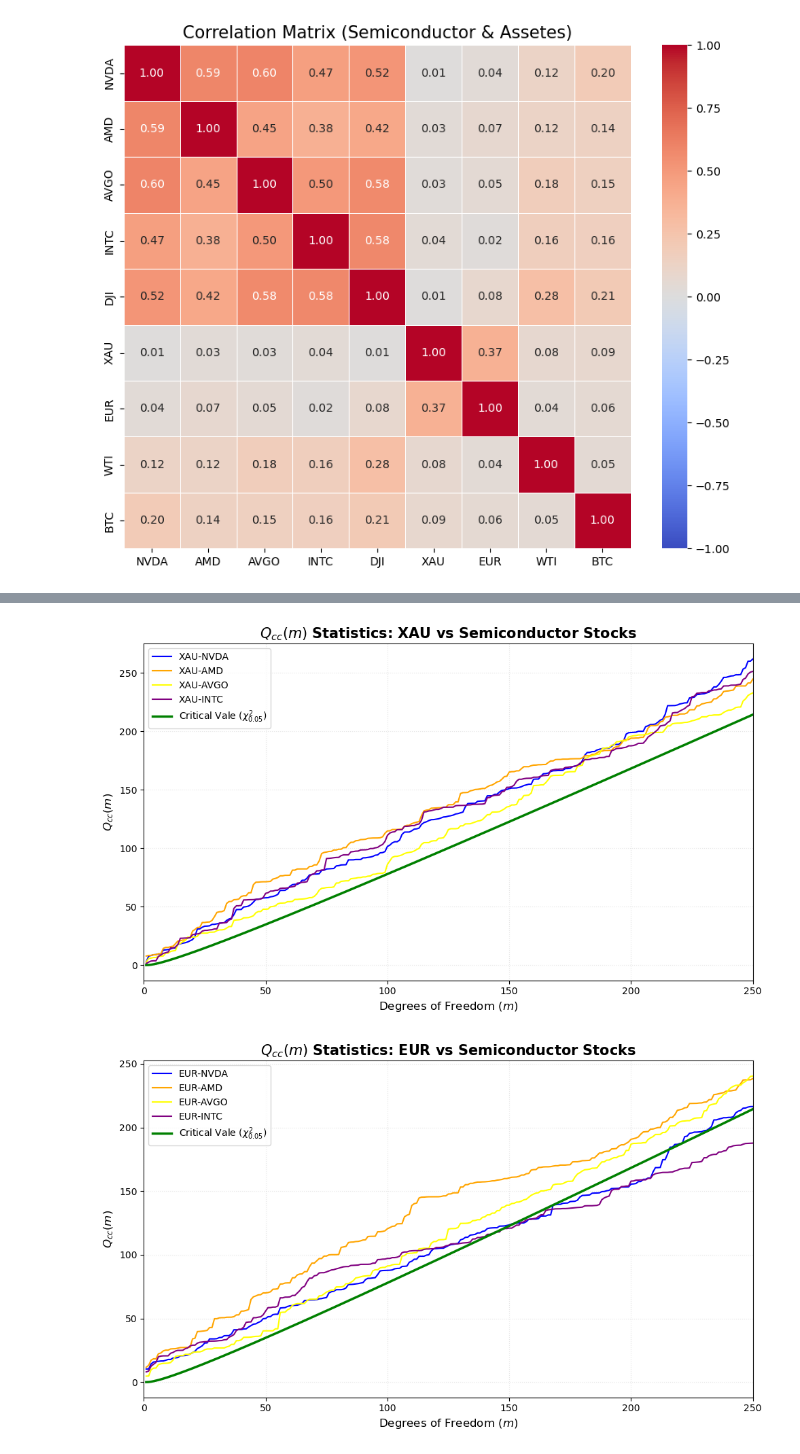
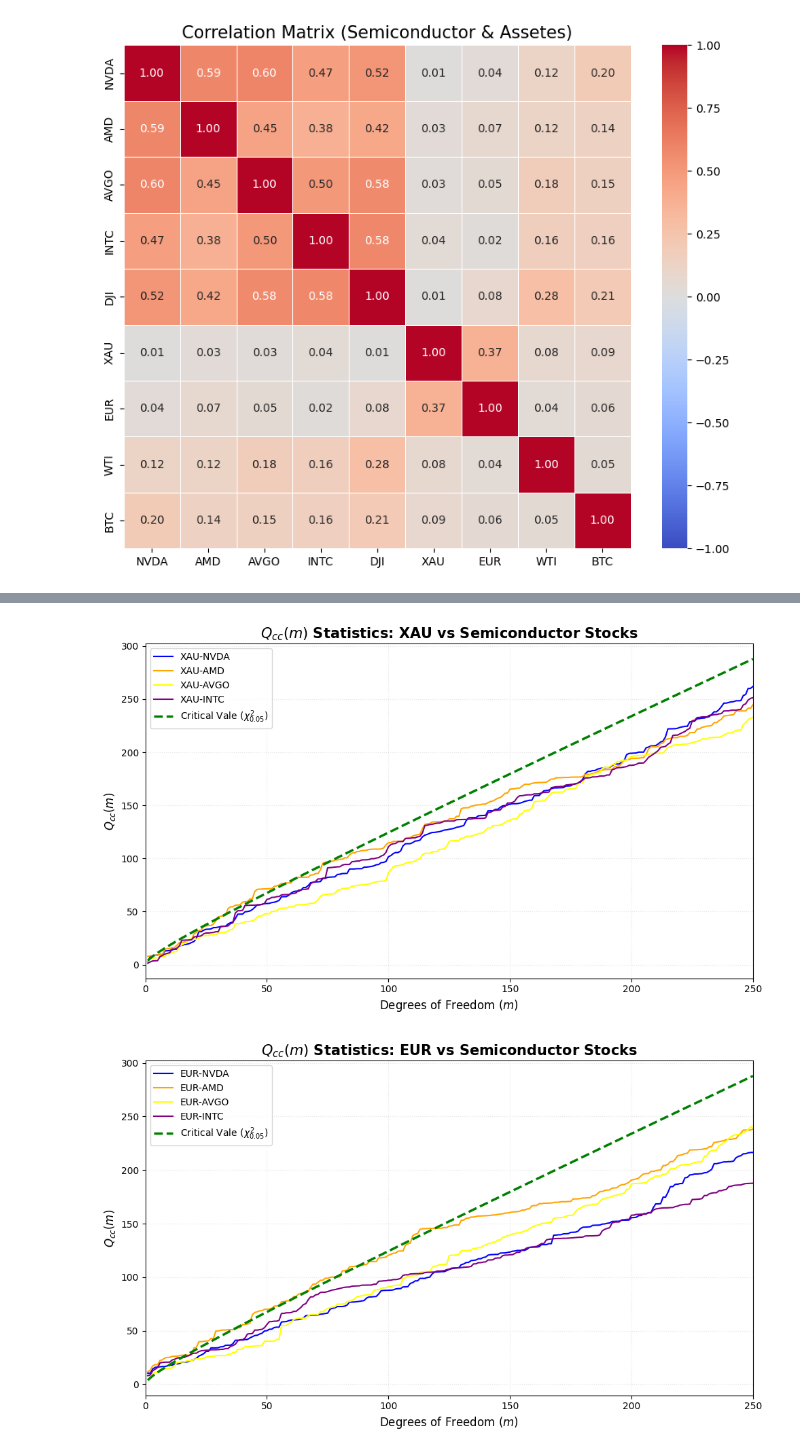
Before and after one commit to turtle-jaewoo/MF-ADCCA, a Jupyter notebook: MF-ADCCA.ipynb, the cells around one changed output, grey strips where cells are left out. Drawn from its saved outputs; the diff is of its cells as text; code cells hidden in the pictures.

```diff
--- a/MF-ADCCA.ipynb
+++ b/MF-ADCCA.ipynb
@@ -250,7 +250,7 @@ def calculate_qcc(series_x, series_y, max_m = 250):
 max_m_val = 250
 m_range = range(1, max_m_val + 1)
 
-critical_values = [stats.chi2.ppf(0.05, df = m) for m in m_range]
+critical_values = [stats.chi2.ppf(0.95, df = m) for m in m_range]
 
 colors = {'NVDA': 'blue', 'AMD': 'orange', 'AVGO': 'yellow', 'INTC': 'purple'}
 
@@ -272,7 +272,7 @@ for asset in financial_assets:
 
     if plot_exists:
         plt.plot(m_range, critical_values, label = 'Critical Vale ($\chi^2_{0.05}$)',
-                 color = 'green', linestyle = '-', linewidth = 2.5)
+                 color = 'green', linestyle = '--', linewidth = 2.5)
 
         plt.title(f'$Q_{{cc}}(m)$ Statistics: {asset} vs Semiconductor Stocks', fontsize = 15, fontweight = 'bold')
         plt.xlabel('Degrees of Freedom ($m$)', fontsize = 12)
@@ -288,2 +288,2 @@ for asset in financial_assets:
-[figure, old version]
+[figure, new version]
-[figure, old version]
+[figure, new version]
```
Also changed, not shown: parts of 5 cells of this notebook.
